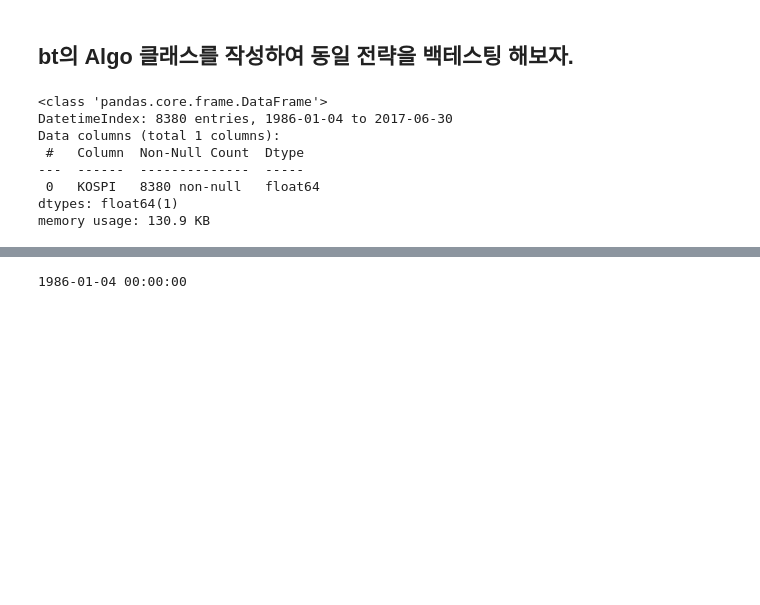
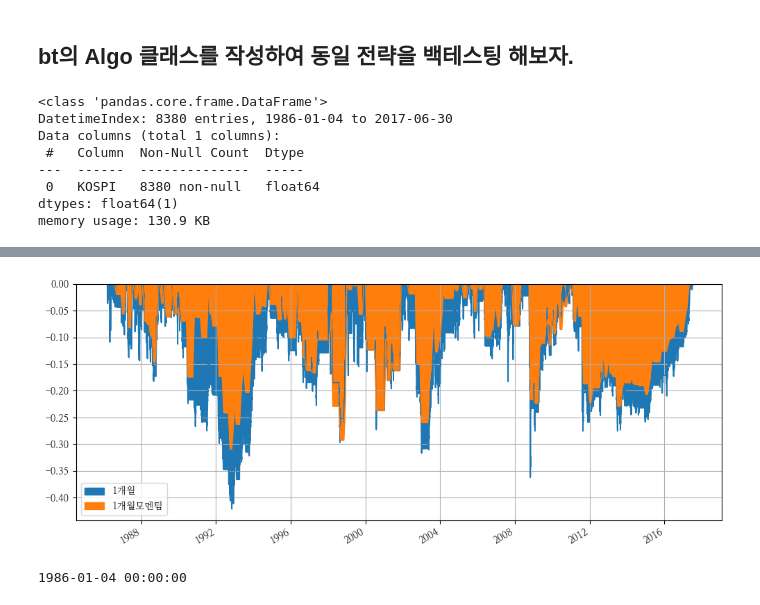
Before and after one commit to hermian/startetf, a Jupyter notebook: 2.23_단순절대모멘텀_KOSPI.ipynb, the cells around one changed output, grey strips where cells are left out. Cells and saved outputs as stored; diff of their text form; code cells hidden in the pictures; blank space fills up the shorter version.

```diff
--- a/2.23_단순절대모멘텀_KOSPI.ipynb
+++ b/2.23_단순절대모멘텀_KOSPI.ipynb
@@ -445 +510,6 @@ Win 12m %            61.58%
+# %%
+ax1 = r_c_1.prices.to_drawdown_series().plot.area(figsize=(12,5));
+rm1.prices.to_drawdown_series().plot.area(ax=ax1, figsize=(12,5));
+# %% [output]
+[figure, added]
 # %%
```
Also changed, not shown: parts of 21 cells of this notebook.
